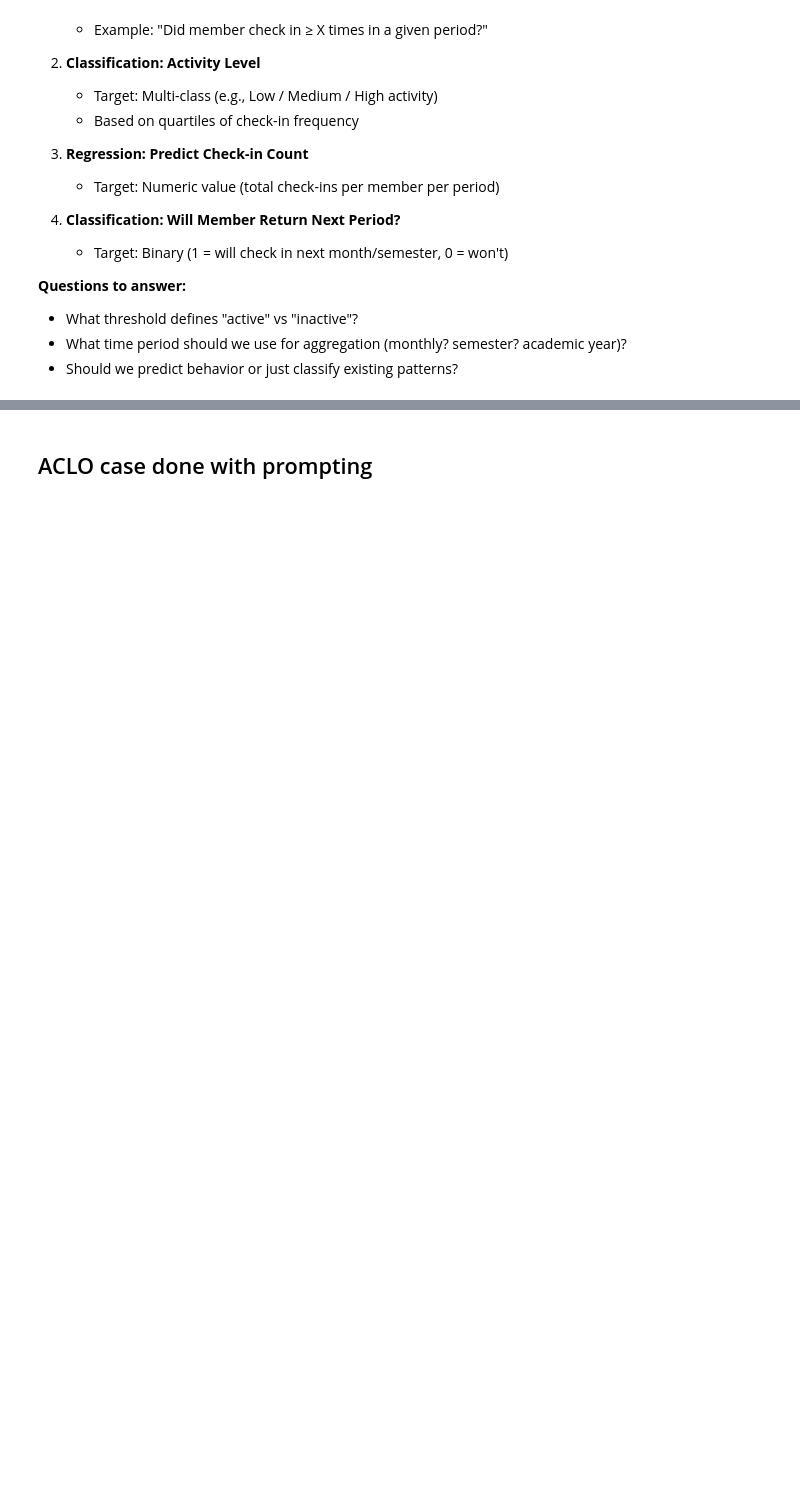
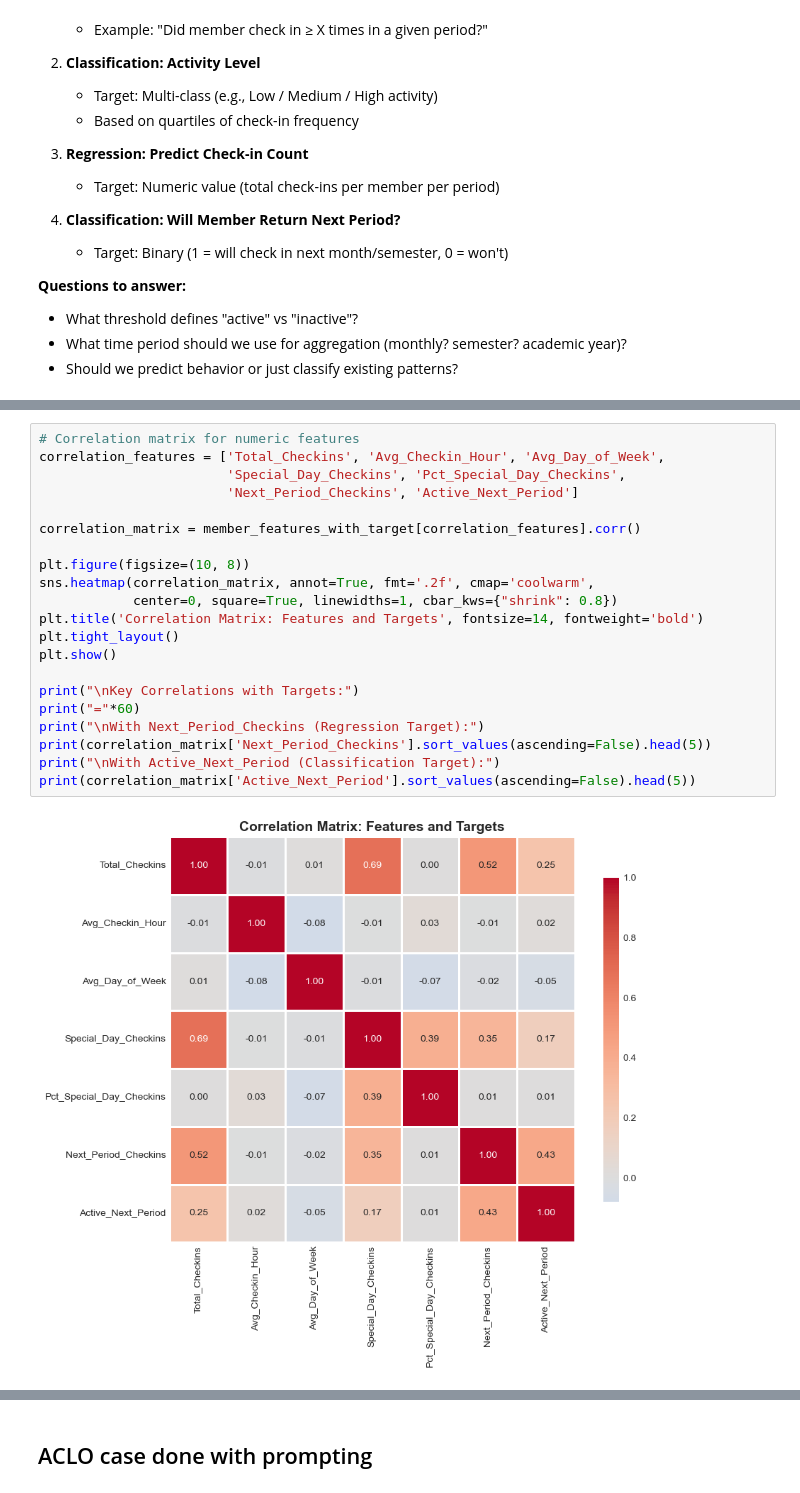
Before and after one commit to korho865/ACLO_project_AI, a Jupyter notebook: ACLO_project_AI.ipynb, the cells around one changed output, grey strips where cells are left out. Saved outputs shown, nothing was run; the diff lists cells and outputs as text; blank space fills up the shorter version.

```diff
--- a/ACLO_project_AI.ipynb
+++ b/ACLO_project_AI.ipynb
@@ -226,0 +821,23 @@ Before proceeding, we need to define the **target variable** for our predictive
+# %%
+# Correlation matrix for numeric features
+correlation_features = ['Total_Checkins', 'Avg_Checkin_Hour', 'Avg_Day_of_Week',
+                        'Special_Day_Checkins', 'Pct_Special_Day_Checkins',
+                        'Next_Period_Checkins', 'Active_Next_Period']
+
+correlation_matrix = member_features_with_target[correlation_features].corr()
+
+plt.figure(figsize=(10, 8))
+sns.heatmap(correlation_matrix, annot=True, fmt='.2f', cmap='coolwarm',
+            center=0, square=True, linewidths=1, cbar_kws={"shrink": 0.8})
+plt.title('Correlation Matrix: Features and Targets', fontsize=14, fontweight='bold')
+plt.tight_layout()
+plt.show()
+
+print("\nKey Correlations with Targets:")
+print("="*60)
+print("\nWith Next_Period_Checkins (Regression Target):")
+print(correlation_matrix['Next_Period_Checkins'].sort_values(ascending=False).head(5))
+print("\nWith Active_Next_Period (Classification Target):")
+print(correlation_matrix['Active_Next_Period'].sort_values(ascending=False).head(5))
+# %% [output]
+[figure, added]
```
Also changed, not shown: parts of 39 cells of this notebook.
